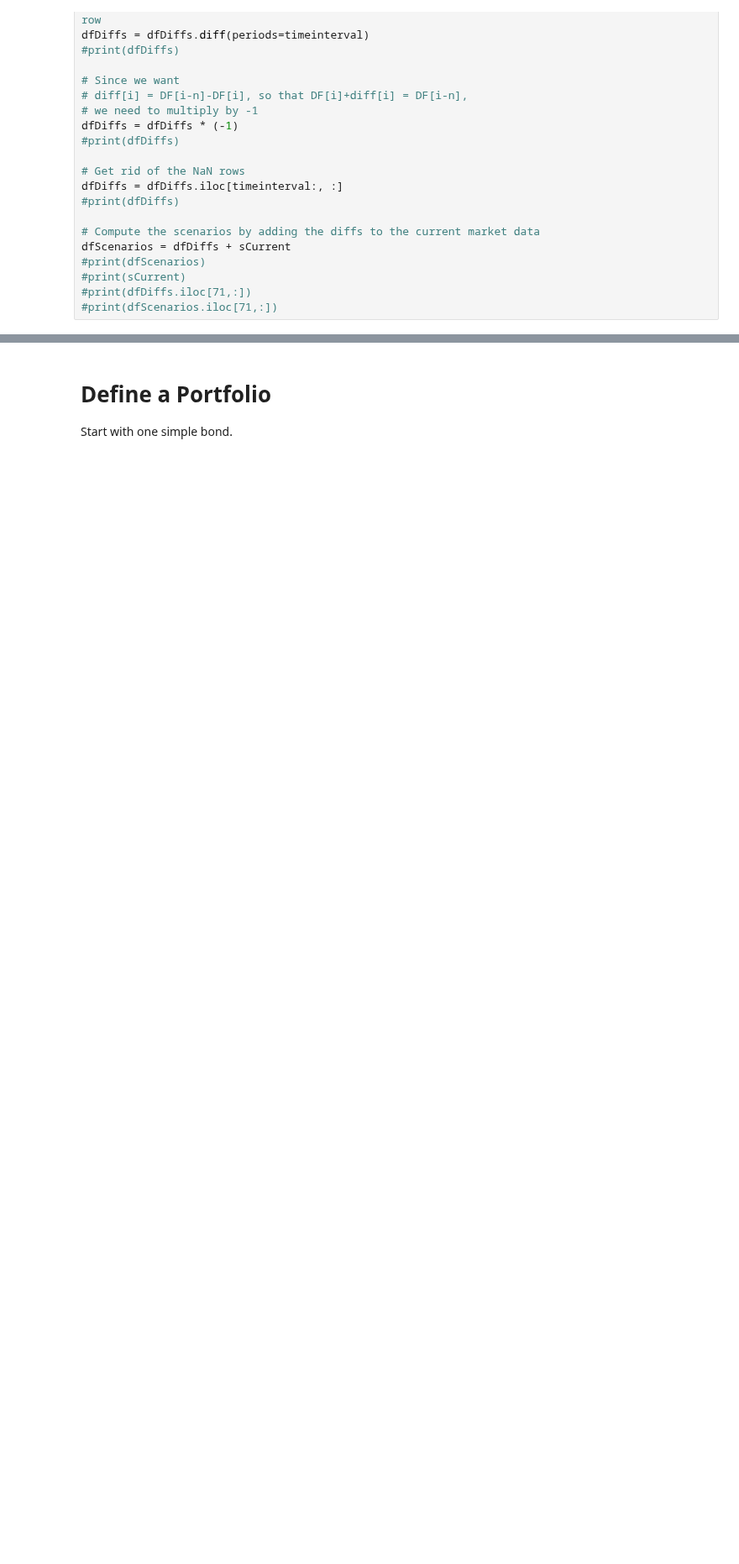
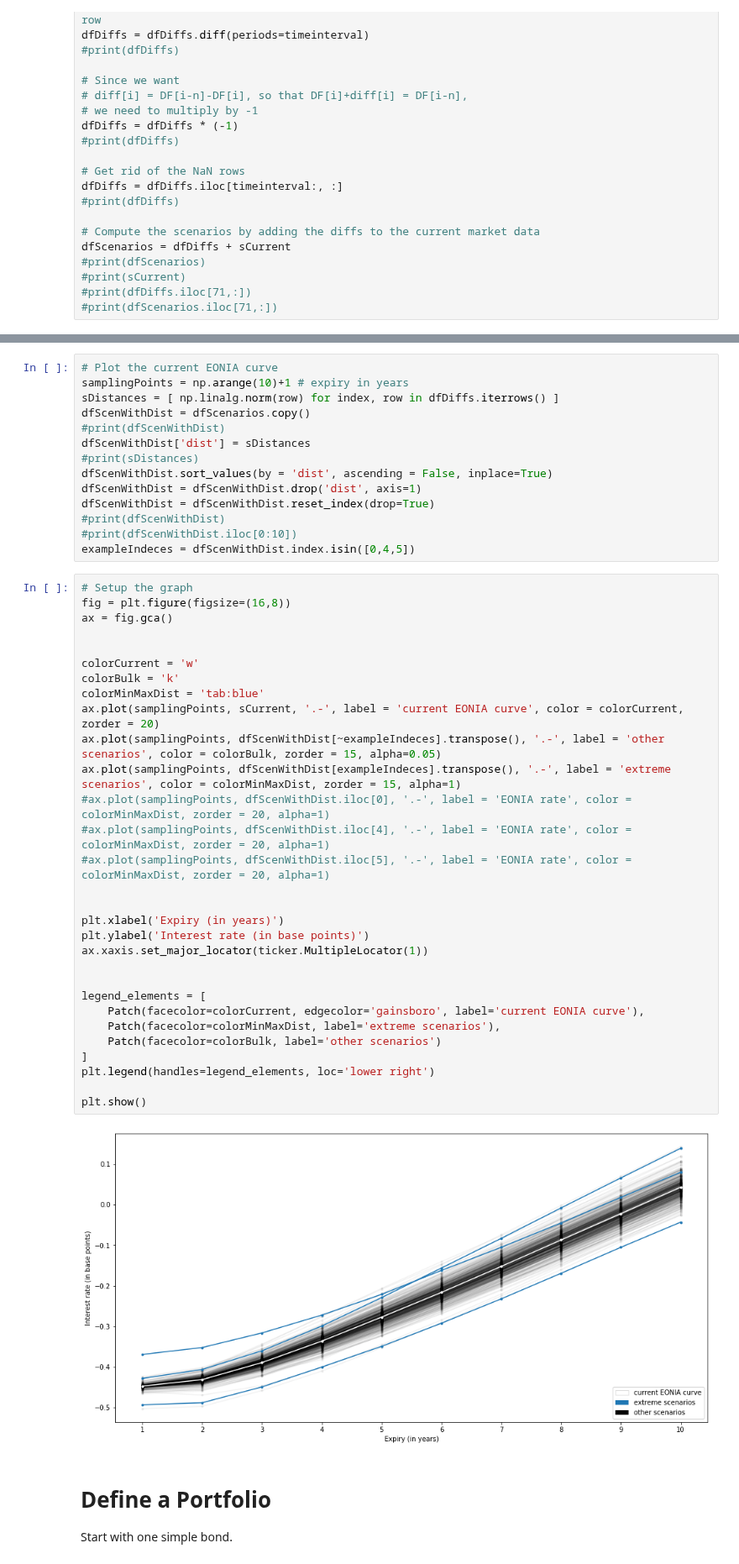
Before and after one commit to Schlendrian/jupyter-notebooks, a Jupyter notebook: instruments/VaR_hist.ipynb, the cells around one changed output, grey strips where cells are left out. Shown at 84% size. Saved outputs shown, nothing was run; the diff lists cells and outputs as text; blank space fills up the shorter version.

```diff
--- a/instruments/VaR_hist.ipynb
+++ b/instruments/VaR_hist.ipynb
@@ -103,3 +107,49 @@ dfScenarios = dfDiffs + sCurrent
+# %%
+# Plot the current EONIA curve
+samplingPoints = np.arange(10)+1 # expiry in years
+sDistances = [ np.linalg.norm(row) for index, row in dfDiffs.iterrows() ]
+dfScenWithDist = dfScenarios.copy()
+#print(dfScenWithDist)
+dfScenWithDist['dist'] = sDistances
+#print(sDistances)
+dfScenWithDist.sort_values(by = 'dist', ascending = False, inplace=True)
+dfScenWithDist = dfScenWithDist.drop('dist', axis=1)
+dfScenWithDist = dfScenWithDist.reset_index(drop=True)
+#print(dfScenWithDist)
+#print(dfScenWithDist.iloc[0:10])
+exampleIndeces = dfScenWithDist.index.isin([0,4,5])
+# %%
+# Setup the graph
+fig = plt.figure(figsize=(16,8))
+ax = fig.gca()
+
+
+colorCurrent = 'w'
+colorBulk = 'k'
+colorMinMaxDist = 'tab:blue'
+ax.plot(samplingPoints, sCurrent, '.-', label = 'current EONIA curve', color = colorCurrent, zorder = 20)
+ax.plot(samplingPoints, dfScenWithDist[~exampleIndeces].transpose(), '.-', label = 'other scenarios', color = colorBulk, zorder = 15, alpha=0.05)
+ax.plot(samplingPoints, dfScenWithDist[exampleIndeces].transpose(), '.-', label = 'extreme scenarios', color = colorMinMaxDist, zorder = 15, alpha=1)
+#ax.plot(samplingPoints, dfScenWithDist.iloc[0], '.-', label = 'EONIA rate', color = colorMinMaxDist, zorder = 20, alpha=1)
+#ax.plot(samplingPoints, dfScenWithDist.iloc[4], '.-', label = 'EONIA rate', color = colorMinMaxDist, zorder = 20, alpha=1)
+#ax.plot(samplingPoints, dfScenWithDist.iloc[5], '.-', label = 'EONIA rate', color = colorMinMaxDist, zorder = 20, alpha=1)
+
+
+plt.xlabel('Expiry (in years)')
+plt.ylabel('Interest rate (in base points)')
+ax.xaxis.set_major_locator(ticker.MultipleLocator(1))
+
+
+legend_elements = [
+    Patch(facecolor=colorCurrent, edgecolor='gainsboro', label='current EONIA curve'),
+    Patch(facecolor=colorMinMaxDist, label='extreme scenarios'),
+    Patch(facecolor=colorBulk, label='other scenarios')
+]
+plt.legend(handles=legend_elements, loc='lower right')
+
+plt.show()
+# %% [output]
+[figure, added]
 # %% [markdown]
 # Define a Portfolio
 Start with one simple bond.
```
Also changed, not shown: parts of 6 cells of this notebook.
